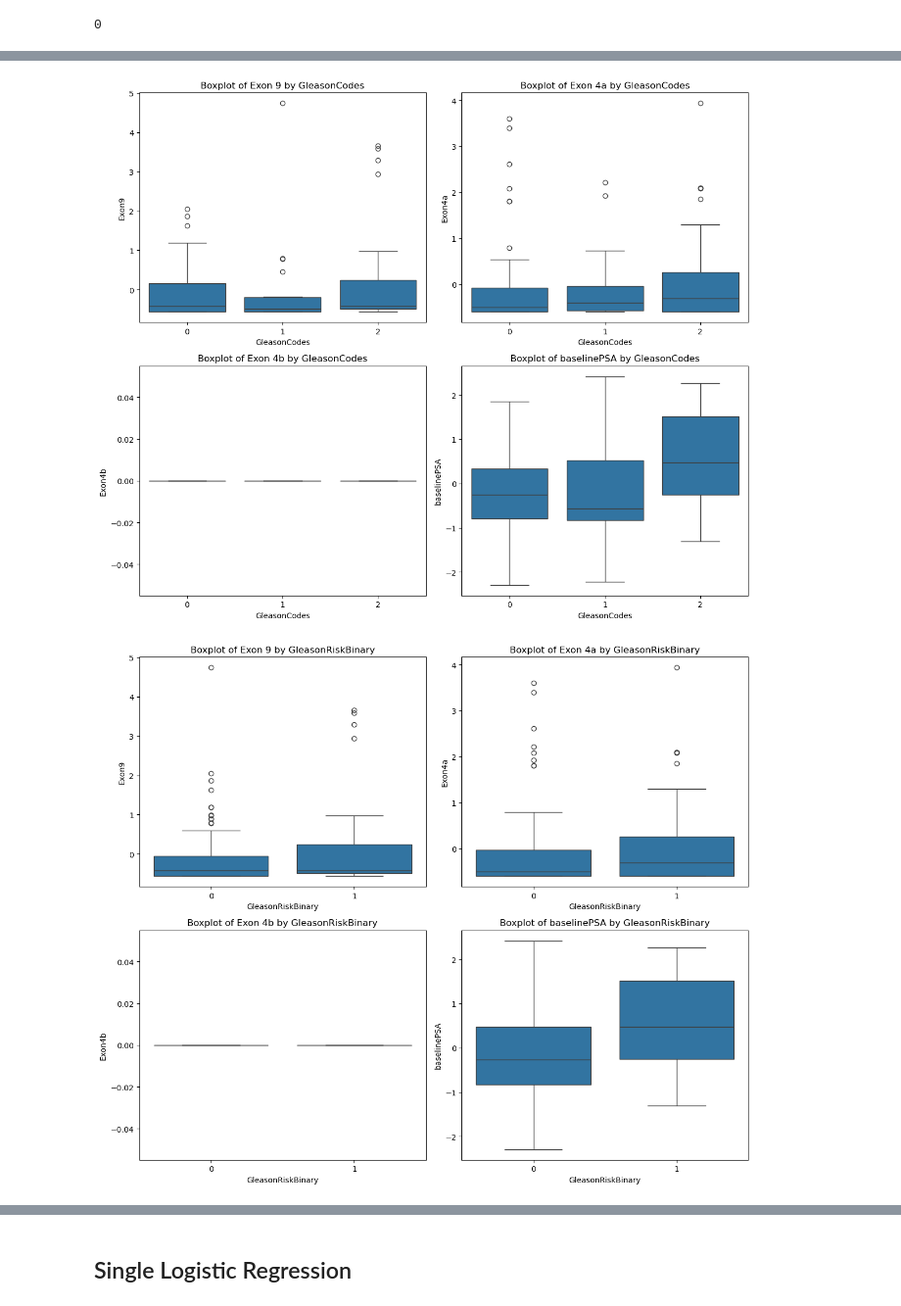
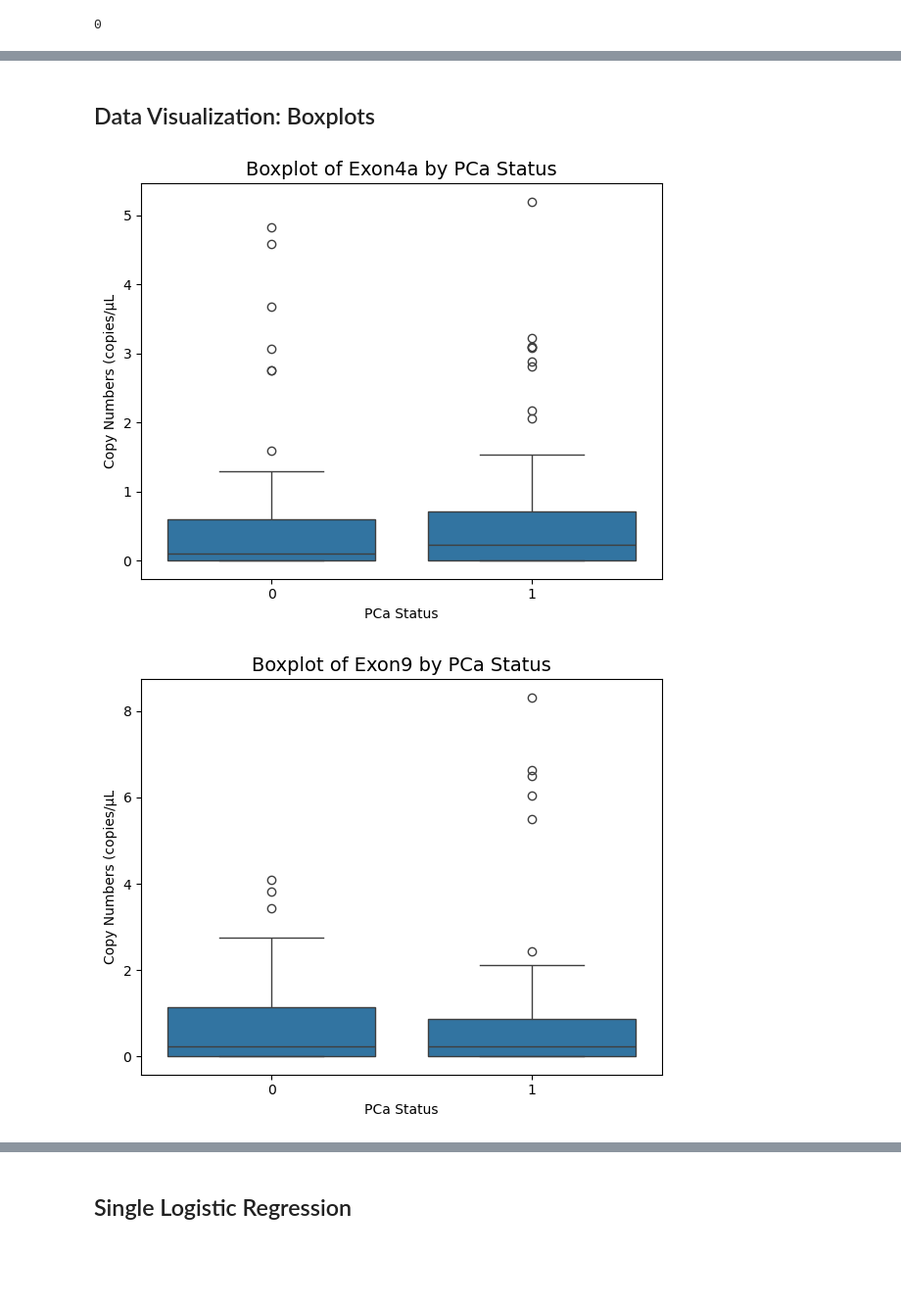
Before and after one commit to Tinovimba-Hove/Prostate-Cancer-Prediction-MachineLearning, a Jupyter notebook: PCA Analysis.ipynb, the cells around one changed output, grey strips where cells are left out. Shown: that part at 98% size. Drawn from its saved outputs; the diff is of its cells as text; code cells hidden in the pictures; blank space fills up the shorter version.

```diff
--- a/PCA Analysis.ipynb
+++ b/PCA Analysis.ipynb
@@ -460,38 +544,24 @@ For example, when doing 'df[col].method(value, inplace=True)', try using 'df.met
-# %%
-# Normalize the predictor variables
-scaler = StandardScaler()
-data[['Exon9', 'Exon4a', 'Exon4b', 'baselinePSA']] = scaler.fit_transform(data[['Exon9', 'Exon4a', 'Exon4b', 'baselinePSA']])
-
-# Boxplots of each predictor variable with Statuscode
-fig, axes = plt.subplots(2, 2, figsize=(12, 10))
-sns.boxplot(x='GleasonCodes', y='Exon9', data=data, ax=axes[0, 0])
-axes[0, 0].set_title("Boxplot of Exon 9 by GleasonCodes")
-sns.boxplot(x='GleasonCodes', y='Exon4a', data=data, ax=axes[0, 1])
-axes[0, 1].set_title("Boxplot of Exon 4a by GleasonCodes")
-sns.boxplot(x='GleasonCodes', y='Exon4b', data=data, ax=axes[1, 0])
-axes[1, 0].set_title("Boxplot of Exon 4b by GleasonCodes")
-sns.boxplot(x='GleasonCodes', y='baselinePSA', data=data, ax=axes[1, 1])
-axes[1, 1].set_title("Boxplot of baselinePSA by GleasonCodes")
-plt.tight_layout()
-plt.show()
-# %% [output]
-[figure, removed]
-# %%
-# Normalize the predictor variables
-scaler = StandardScaler()
-data[['Exon9', 'Exon4a', 'Exon4b', 'baselinePSA']] = scaler.fit_transform(data[['Exon9', 'Exon4a', 'Exon4b', 'baselinePSA']])
-
-# Boxplots of each predictor variable with Statuscode
-fig, axes = plt.subplots(2, 2, figsize=(12, 10))
-sns.boxplot(x='GleasonRiskBinary', y='Exon9', data=data, ax=axes[0, 0])
-axes[0, 0].set_title("Boxplot of Exon 9 by GleasonRiskBinary")
-sns.boxplot(x='GleasonRiskBinary', y='Exon4a', data=data, ax=axes[0, 1])
-axes[0, 1].set_title("Boxplot of Exon 4a by GleasonRiskBinary")
-sns.boxplot(x='GleasonRiskBinary', y='Exon4b', data=data, ax=axes[1, 0])
-axes[1, 0].set_title("Boxplot of Exon 4b by GleasonRiskBinary")
-sns.boxplot(x='GleasonRiskBinary', y='baselinePSA', data=data, ax=axes[1, 1])
-axes[1, 1].set_title("Boxplot of baselinePSA by GleasonRiskBinary")
-plt.tight_layout()
-plt.show()
-# %% [output]
-[figure, removed]
+# %% [markdown]
+## Data Visualization: Boxplots
+# %%
+# Define the features
+features = ['Exon4a', 'Exon9', 'Exon4b', 'baselinePSA']
+
+# Create separate plots for each feature
+for feature in features:
+    plt.figure(figsize=(6, 5))
+
+    # Plot boxplot for the current feature
+    sns.boxplot(x='Statuscode', y=feature, data=data)
+
+    # Customize the title and axis labels
+    plt.title(f"Boxplot of {feature} by PCa Status", fontsize=14)
+    plt.xlabel("PCa Status")
+    plt.ylabel('Copy Numbers (copies/µL')
+
+    # Display the plot
+    plt.tight_layout()
+    plt.show()
+# %% [output]
+[figure, added]
+[figure, added]
```
Also changed, not shown: parts of 83 cells of this notebook, 3 other files.
